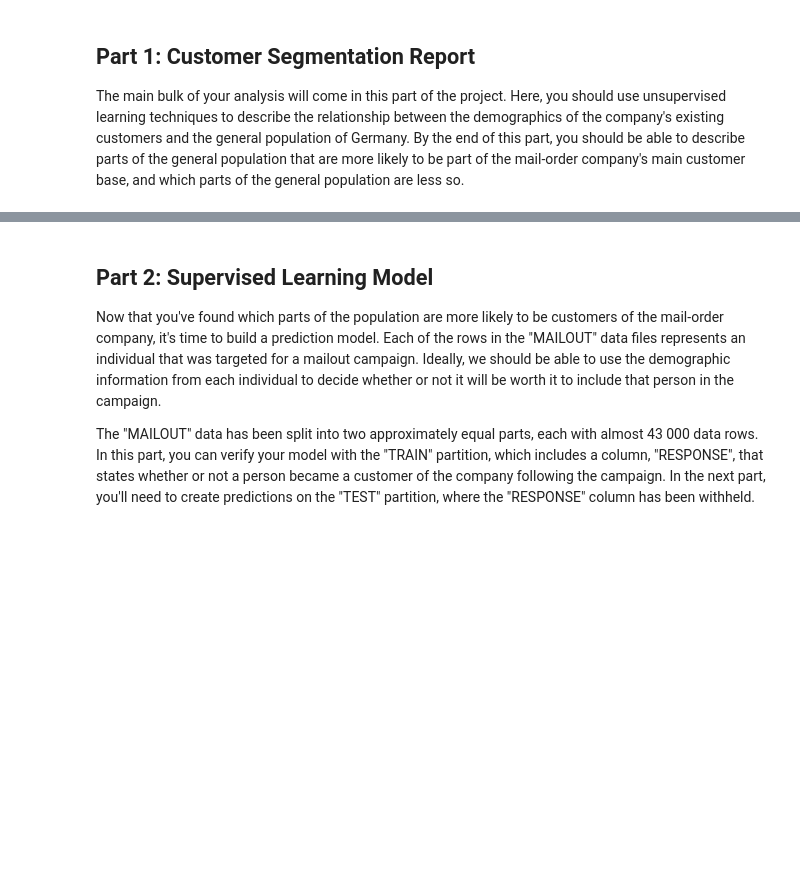
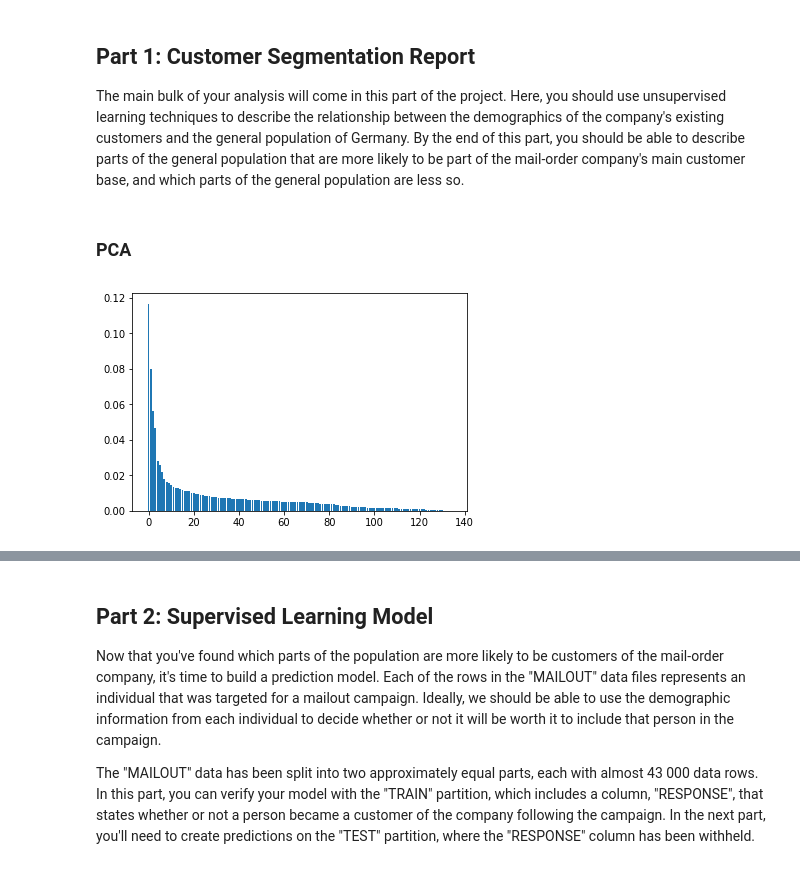
Before and after one commit to mkeisenbach/arvato, a Jupyter notebook: Arvato Project Workbook.ipynb, the cells around one changed output, grey strips where cells are left out. Cells and saved outputs as stored; diff of their text form; code cells hidden in the pictures; blank space fills up the shorter version.

Commit message:
feat: Perform PCA and clustering on population data

```diff
--- a/Arvato Project Workbook.ipynb
+++ b/Arvato Project Workbook.ipynb
@@ -472,0 +509,4 @@ azdias_clean.shape
+# %%
+imputer = SimpleImputer(missing_values=np.nan, strategy='median')
+azdias_impute = imputer.fit_transform(azdias_clean)
+print(np.isnan(azdias_impute).sum())
@@ -473,4 +515,23 @@ azdias_clean.shape
+# %%
+# Apply feature scaling to the general population demographics data.
+scaler = preprocessing.StandardScaler()
+azdias_scaled = scaler.fit_transform(azdias_impute)
 # %% [markdown]
 ## Part 1: Customer Segmentation Report
 
 The main bulk of your analysis will come in this part of the project. Here, you should use unsupervised learning techniques to describe the relationship between the demographics of the company's existing customers and the general population of Germany. By the end of this part, you should be able to describe parts of the general population that are more likely to be part of the mail-order company's main customer base, and which parts of the general population are less so.
+# %% [markdown]
+### PCA
+# %%
+# Apply PCA to the data.
+pca = PCA()
+azdias_pca = pca.fit_transform(azdias_scaled)
+# %%
+# Investigate the variance accounted for by each principal component.
+num_components=len(pca.explained_variance_ratio_)
+ind = np.arange(num_components)
+vals = pca.explained_variance_ratio_
+plt.bar(ind, vals)
+plt.show()
+# %% [output]
+[figure, added]
```
Also changed, not shown: parts of 32 cells of this notebook.
